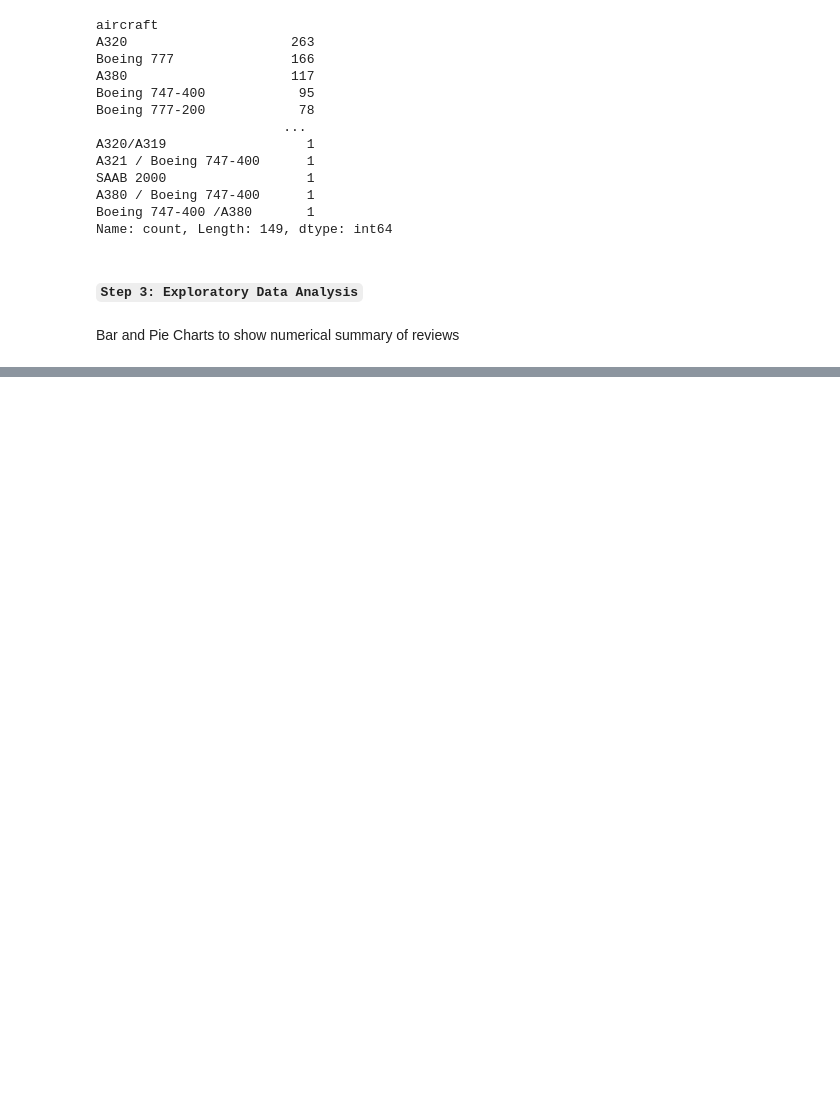
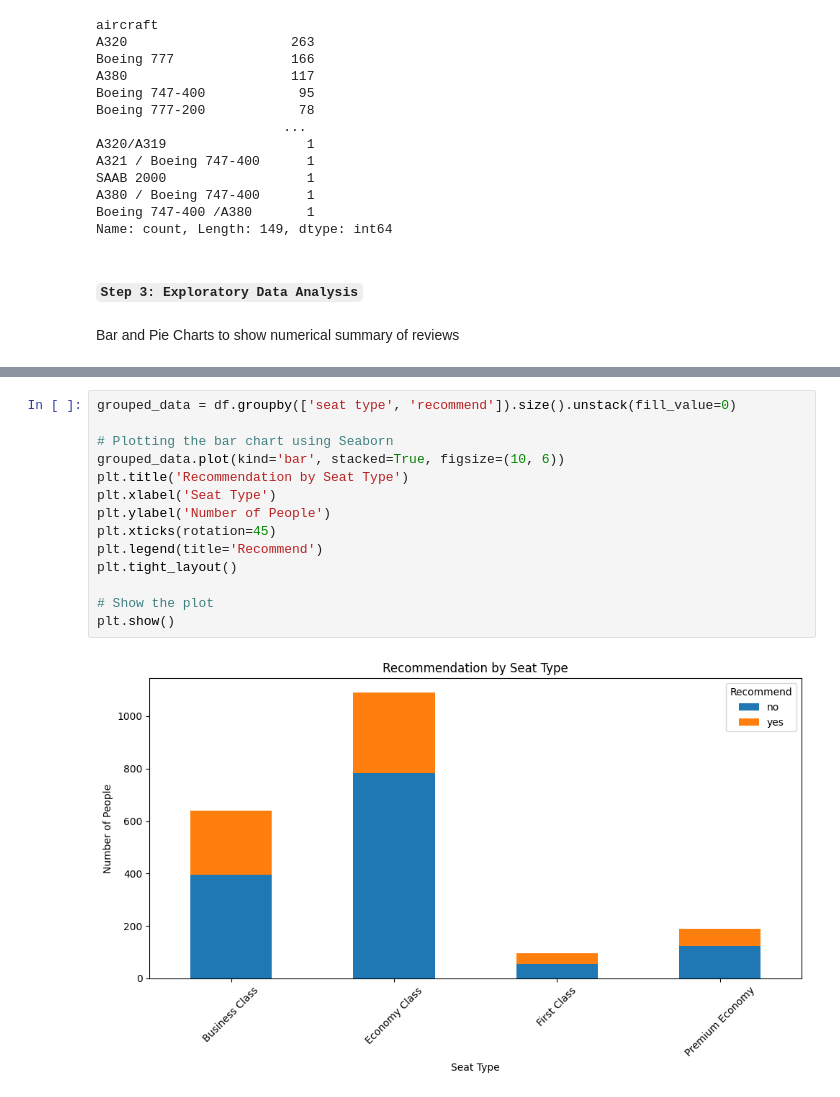
Before and after one commit to Ukomah/Customer-sentiment-analysis-for-british-airways-reviews, a Jupyter notebook: ba_reviews_analysis.ipynb, the cells around one changed output, grey strips where cells are left out. Cells and saved outputs as stored; diff of their text form; blank space fills up the shorter version.

```diff
--- a/ba_reviews_analysis.ipynb
+++ b/ba_reviews_analysis.ipynb
@@ -184,0 +141,16 @@ dtype: object
+# %%
+grouped_data = df.groupby(['seat type', 'recommend']).size().unstack(fill_value=0)
+
+# Plotting the bar chart using Seaborn
+grouped_data.plot(kind='bar', stacked=True, figsize=(10, 6))
+plt.title('Recommendation by Seat Type')
+plt.xlabel('Seat Type')
+plt.ylabel('Number of People')
+plt.xticks(rotation=45)
+plt.legend(title='Recommend')
+plt.tight_layout()
+
+# Show the plot
+plt.show()
+# %% [output]
+[figure, added]
```
Also changed, not shown: parts of 6 cells of this notebook.
